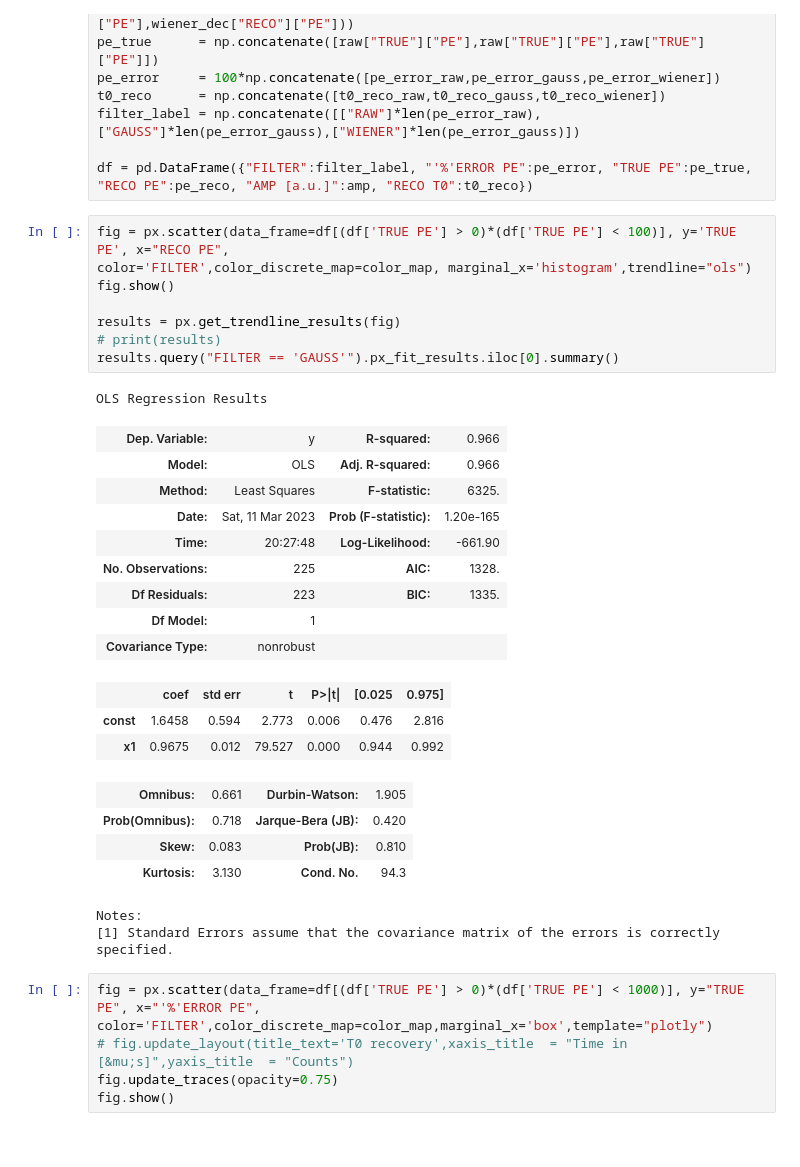
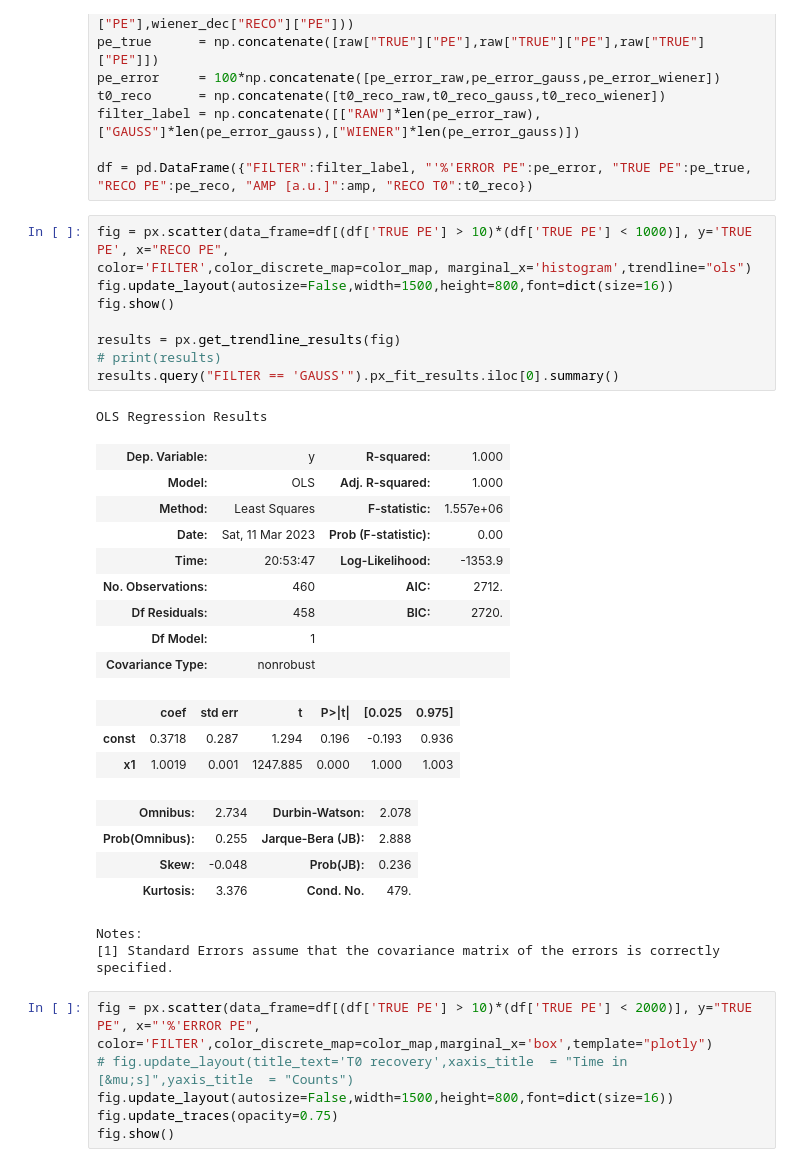
Before and after one commit to CIEMAT-Neutrino/LARSOFT_OPDET_ANALYSIS, a Jupyter notebook: LARSOFT_SIM_DEC.ipynb, the cells around one changed output. Cells and saved outputs as stored; diff of their text form.

```diff
--- a/LARSOFT_SIM_DEC.ipynb
+++ b/LARSOFT_SIM_DEC.ipynb
@@ -85,37 +81,39 @@ filter_label = np.concatenate([["RAW"]*len(pe_error_raw),["GAUSS"]*len(pe_error_
 
 df = pd.DataFrame({"FILTER":filter_label, "'%'ERROR PE":pe_error, "TRUE PE":pe_true, "RECO PE":pe_reco, "AMP [a.u.]":amp, "RECO T0":t0_reco})
 # %%
-fig = px.scatter(data_frame=df[(df['TRUE PE'] > 0)*(df['TRUE PE'] < 100)], y='TRUE PE', x="RECO PE",
+fig = px.scatter(data_frame=df[(df['TRUE PE'] > 10)*(df['TRUE PE'] < 1000)], y='TRUE PE', x="RECO PE",
 color='FILTER',color_discrete_map=color_map, marginal_x='histogram',trendline="ols")
+fig.update_layout(autosize=False,width=1500,height=800,font=dict(size=16))
 fig.show()
 
 results = px.get_trendline_results(fig)
 # print(results)
 results.query("FILTER == 'GAUSS'").px_fit_results.iloc[0].summary()
 # %% [output]
 OLS Regression Results
-| Dep. Variable: | y | R-squared: | 0.966 |
-| Model: | OLS | Adj. R-squared: | 0.966 |
-| Method: | Least Squares | F-statistic: | 6325. |
-| Date: | Sat, 11 Mar 2023 | Prob (F-statistic): | 1.20e-165 |
-| Time: | 20:27:48 | Log-Likelihood: | -661.90 |
-| No. Observations: | 225 | AIC: | 1328. |
-| Df Residuals: | 223 | BIC: | 1335. |
+| Dep. Variable: | y | R-squared: | 1.000 |
+| Model: | OLS | Adj. R-squared: | 1.000 |
+| Method: | Least Squares | F-statistic: | 1.557e+06 |
+| Date: | Sat, 11 Mar 2023 | Prob (F-statistic): | 0.00 |
+| Time: | 20:53:47 | Log-Likelihood: | -1353.9 |
+| No. Observations: | 460 | AIC: | 2712. |
+| Df Residuals: | 458 | BIC: | 2720. |
 | Df Model: | 1 |  |  |
 | Covariance Type: | nonrobust |  |  |
 |  | coef | std err | t | P>|t| | [0.025 | 0.975] |
-| const | 1.6458 | 0.594 | 2.773 | 0.006 | 0.476 | 2.816 |
-| x1 | 0.9675 | 0.012 | 79.527 | 0.000 | 0.944 | 0.992 |
+| const | 0.3718 | 0.287 | 1.294 | 0.196 | -0.193 | 0.936 |
+| x1 | 1.0019 | 0.001 | 1247.885 | 0.000 | 1.000 | 1.003 |
-| Omnibus: | 0.661 | Durbin-Watson: | 1.905 |
-| Prob(Omnibus): | 0.718 | Jarque-Bera (JB): | 0.420 |
-| Skew: | 0.083 | Prob(JB): | 0.810 |
-| Kurtosis: | 3.130 | Cond. No. | 94.3 |
+| Omnibus: | 2.734 | Durbin-Watson: | 2.078 |
+| Prob(Omnibus): | 0.255 | Jarque-Bera (JB): | 2.888 |
+| Skew: | -0.048 | Prob(JB): | 0.236 |
+| Kurtosis: | 3.376 | Cond. No. | 479. |
 Notes:
 [1] Standard Errors assume that the covariance matrix of the errors is correctly specified.
 # %%
-fig = px.scatter(data_frame=df[(df['TRUE PE'] > 0)*(df['TRUE PE'] < 1000)], y="TRUE PE", x="'%'ERROR PE",
+fig = px.scatter(data_frame=df[(df['TRUE PE'] > 10)*(df['TRUE PE'] < 2000)], y="TRUE PE", x="'%'ERROR PE",
 color='FILTER',color_discrete_map=color_map,marginal_x='box',template="plotly")
 # fig.update_layout(title_text='T0 recovery',xaxis_title  = "Time in [&mu;s]",yaxis_title  = "Counts")
+fig.update_layout(autosize=False,width=1500,height=800,font=dict(size=16))
 fig.update_traces(opacity=0.75)
 fig.show()
 # %%
```
Also changed, not shown: parts of 2 cells of this notebook, 1 other file.
